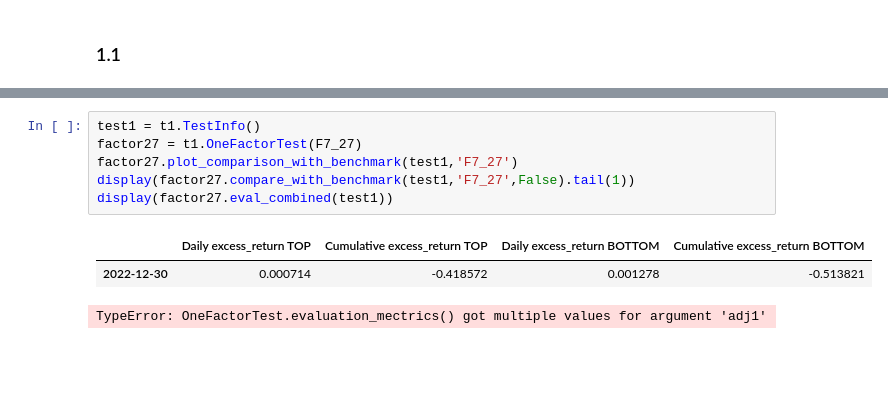
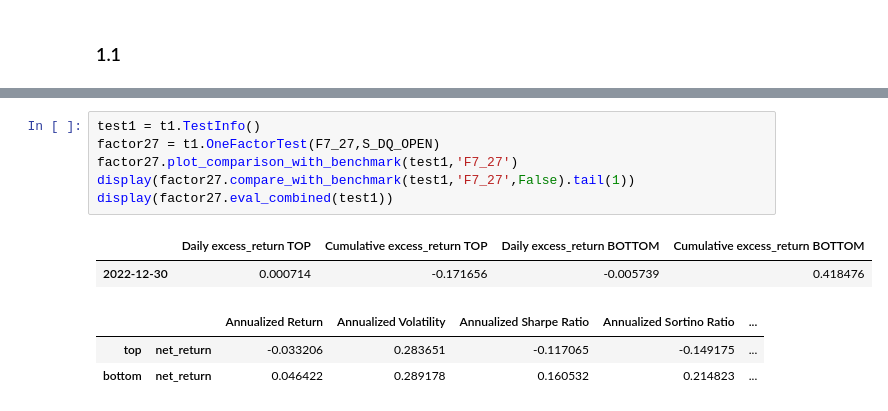
Before and after one commit to alaiazz/t1derivative, a Jupyter notebook: tasks_test.ipynb, the cells around one changed output, grey strips where cells are left out. Cells and saved outputs as stored; diff of their text form; blank space fills up the shorter version.

```diff
--- a/tasks_test.ipynb
+++ b/tasks_test.ipynb
@@ -48,11 +66,13 @@ S_ADJ_OPEN = S_DQ_OPEN * S_DQ_ADJ_FACTOR
 # %%
 test1 = t1.TestInfo()
-factor27 = t1.OneFactorTest(F7_27)
+factor27 = t1.OneFactorTest(F7_27,S_DQ_OPEN)
 factor27.plot_comparison_with_benchmark(test1,'F7_27')
 display(factor27.compare_with_benchmark(test1,'F7_27',False).tail(1))
 display(factor27.eval_combined(test1))
 # %% [output]
 |  | Daily excess_return TOP | Cumulative excess_return TOP | Daily excess_return BOTTOM | Cumulative excess_return BOTTOM |
-| 2022-12-30 | 0.000714 | -0.418572 | 0.001278 | -0.513821 |
+| 2022-12-30 | 0.000714 | -0.171656 | -0.005739 | 0.418476 |
-TypeError: OneFactorTest.evaluation_mectrics() got multiple values for argument 'adj1'
+|  |  | Annualized Return | Annualized Volatility | Annualized Sharpe Ratio | Annualized Sortino Ratio | ... |
+| top | net_return | -0.033206 | 0.283651 | -0.117065 | -0.149175 | ... |
+| bottom | net_return | 0.046422 | 0.289178 | 0.160532 | 0.214823 | ... |
 # %%
```
Also changed, not shown: parts of 30 cells of this notebook, 5 other files.
